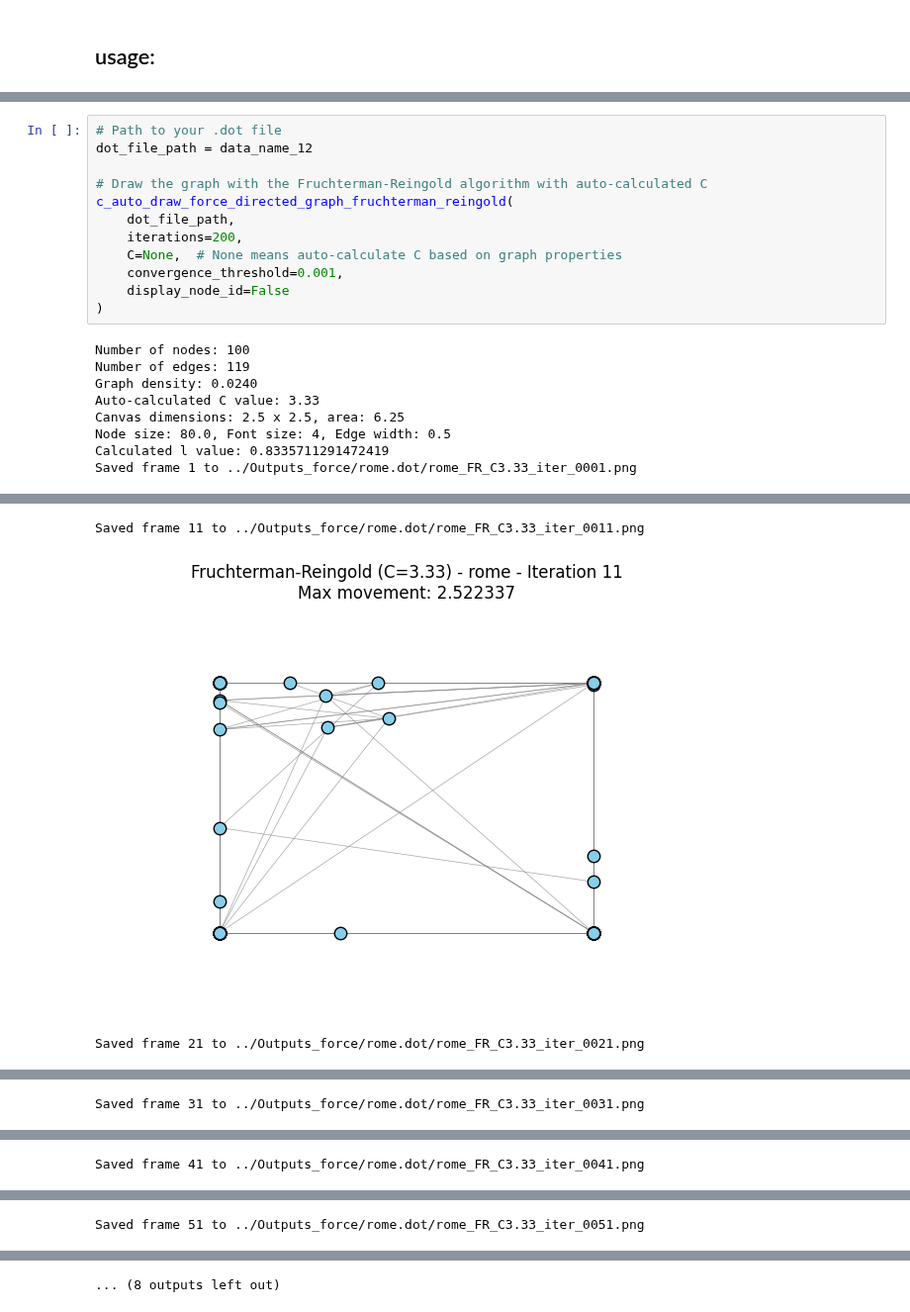
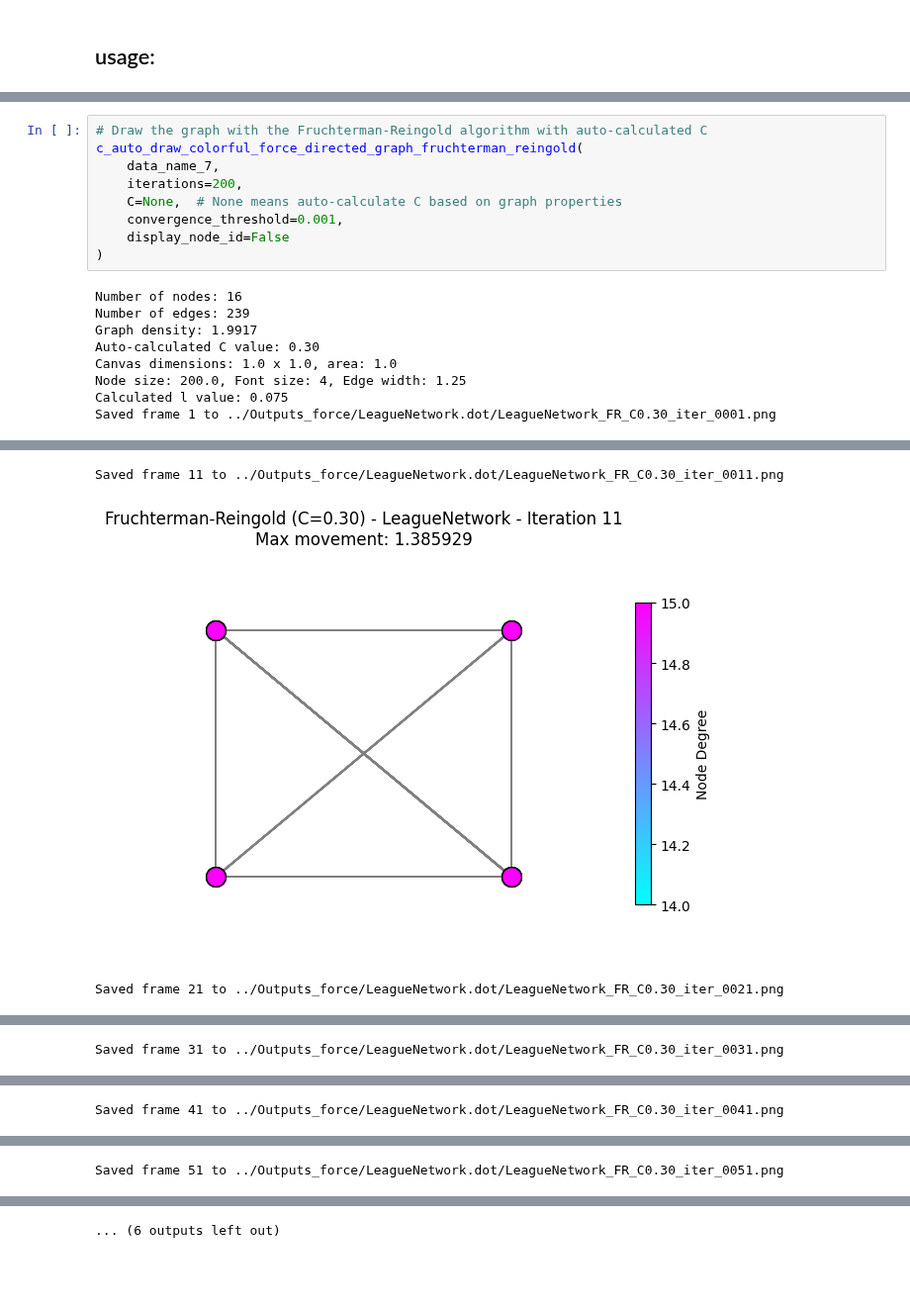
Before and after one commit to Prat2420/Data-Visualization-CurryPasta, a Jupyter notebook: Notebooks/step_3_v1.ipynb, the cells around one changed output, grey strips where cells are left out. Shown at 99% size. Cells and saved outputs as stored; diff of their text form; blank space fills up the shorter version.

```diff
--- a/Notebooks/step_3_v1.ipynb
+++ b/Notebooks/step_3_v1.ipynb
@@ -451,21 +1291,18 @@ def c_auto_draw_force_directed_graph_fruchterman_reingold(file_path, iterations=
 # %%
-# Path to your .dot file
-dot_file_path = data_name_12
-
 # Draw the graph with the Fruchterman-Reingold algorithm with auto-calculated C
-c_auto_draw_force_directed_graph_fruchterman_reingold(
-    dot_file_path,
+c_auto_draw_colorful_force_directed_graph_fruchterman_reingold(
+    data_name_7,
     iterations=200,
     C=None,  # None means auto-calculate C based on graph properties
     convergence_threshold=0.001,
     display_node_id=False
 )
 # %% [output]
-Number of nodes: 100
-Number of edges: 119
-Graph density: 0.0240
-Auto-calculated C value: 3.33
-Canvas dimensions: 2.5 x 2.5, area: 6.25
-Node size: 80.0, Font size: 4, Edge width: 0.5
-Calculated l value: 0.8335711291472419
-Saved frame 1 to ../Outputs_force/rome.dot/rome_FR_C3.33_iter_0001.png
+Number of nodes: 16
+Number of edges: 239
+Graph density: 1.9917
+Auto-calculated C value: 0.30
+Canvas dimensions: 1.0 x 1.0, area: 1.0
+Node size: 200.0, Font size: 4, Edge width: 1.25
+Calculated l value: 0.075
+Saved frame 1 to ../Outputs_force/LeagueNetwork.dot/LeagueNetwork_FR_C0.30_iter_0001.png
@@ -473,3 +1310,3 @@ Saved frame 1 to ../Outputs_force/rome.dot/rome_FR_C3.33_iter_0001.png
-Saved frame 11 to ../Outputs_force/rome.dot/rome_FR_C3.33_iter_0011.png
+Saved frame 11 to ../Outputs_force/LeagueNetwork.dot/LeagueNetwork_FR_C0.30_iter_0011.png
-[figure, old version]
+[figure, new version]
-Saved frame 21 to ../Outputs_force/rome.dot/rome_FR_C3.33_iter_0021.png
+Saved frame 21 to ../Outputs_force/LeagueNetwork.dot/LeagueNetwork_FR_C0.30_iter_0021.png
@@ -477 +1314 @@ Saved frame 21 to ../Outputs_force/rome.dot/rome_FR_C3.33_iter_0021.png
-Saved frame 31 to ../Outputs_force/rome.dot/rome_FR_C3.33_iter_0031.png
+Saved frame 31 to ../Outputs_force/LeagueNetwork.dot/LeagueNetwork_FR_C0.30_iter_0031.png
@@ -479 +1316 @@ Saved frame 31 to ../Outputs_force/rome.dot/rome_FR_C3.33_iter_0031.png
-Saved frame 41 to ../Outputs_force/rome.dot/rome_FR_C3.33_iter_0041.png
+Saved frame 41 to ../Outputs_force/LeagueNetwork.dot/LeagueNetwork_FR_C0.30_iter_0041.png
@@ -481 +1318 @@ Saved frame 41 to ../Outputs_force/rome.dot/rome_FR_C3.33_iter_0041.png
-Saved frame 51 to ../Outputs_force/rome.dot/rome_FR_C3.33_iter_0051.png
+Saved frame 51 to ../Outputs_force/LeagueNetwork.dot/LeagueNetwork_FR_C0.30_iter_0051.png
@@ -483,2 +1320,2 @@ Saved frame 51 to ../Outputs_force/rome.dot/rome_FR_C3.33_iter_0051.png
-... (8 outputs left out)
+... (6 outputs left out)
 # %%
```
Also changed, not shown: parts of 6 cells of this notebook.
